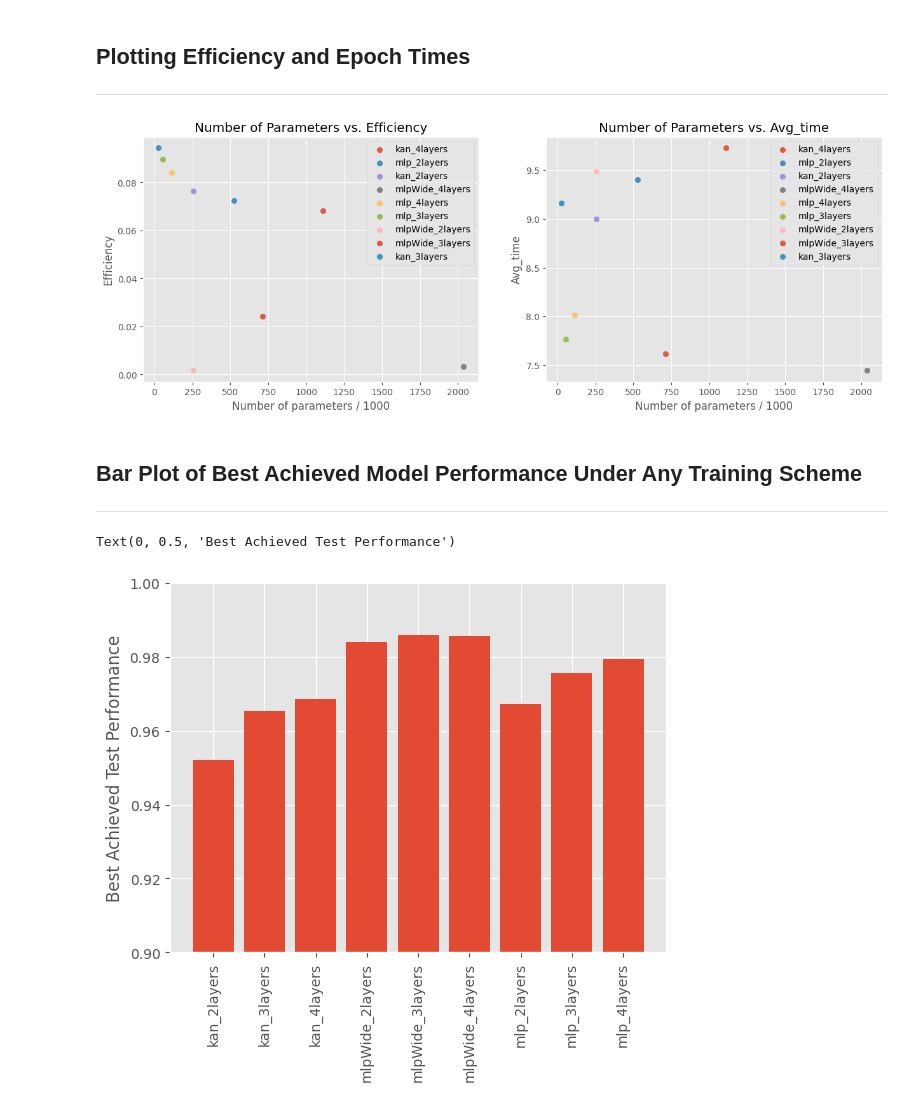
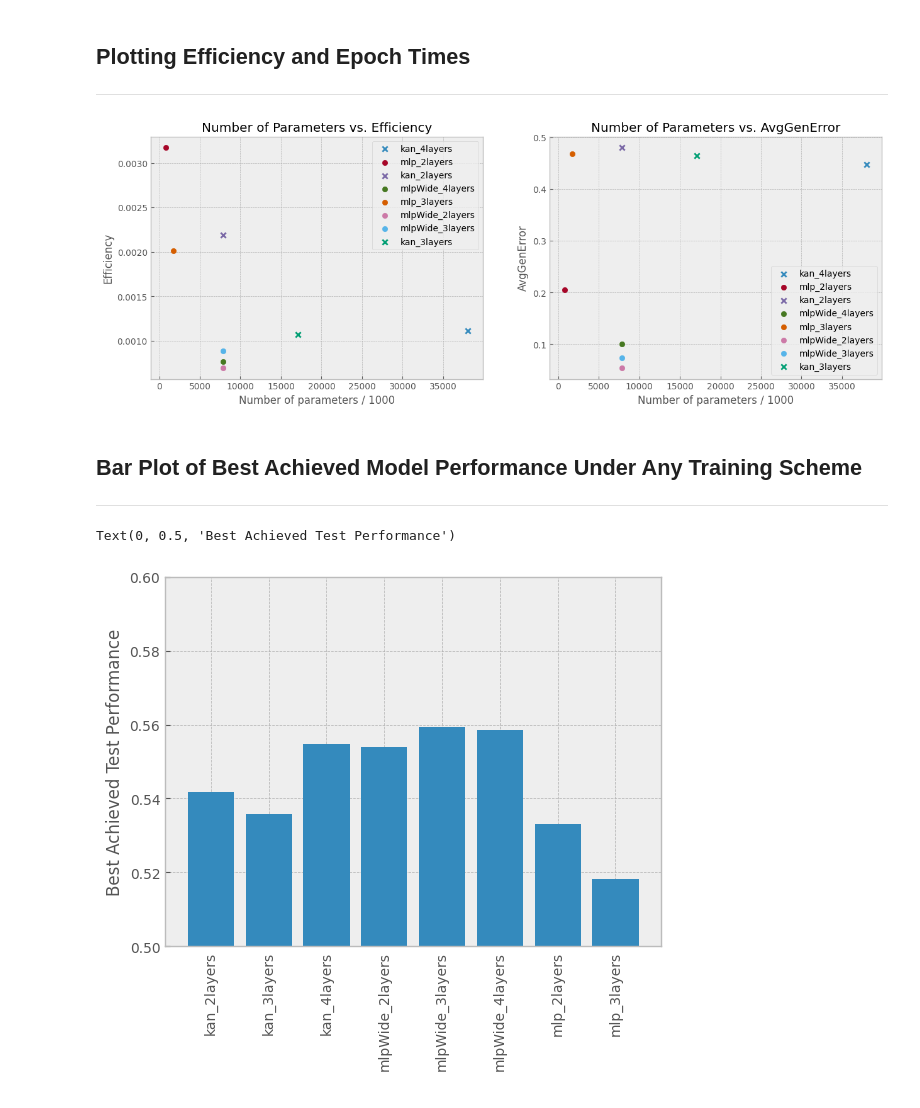
Before and after one commit to ShairozS/HSIC_Bottleneck-Pytorch, a Jupyter notebook: Outputs/results_analysis.ipynb, the cells around one changed output. Saved outputs shown, nothing was run; the diff lists cells and outputs as text; code cells hidden in the pictures.

```diff
--- a/Outputs/results_analysis.ipynb
+++ b/Outputs/results_analysis.ipynb
@@ -7,7 +7,7 @@ import matplotlib.pyplot as plt
 ----------
 # %%
 df = pd.read_csv('../Notebooks/results_compiled.csv', )
-DATASET = 'MNIST'
+DATASET = 'CIFAR'
 df = df[df.Dataset == DATASET]
 df.head()
 print(df.shape)
@@ -43,26 +62,28 @@ df['Best_test'] = df['Best_test'].astype('float32')
 # %%
-plt.style.use('ggplot')
+plt.style.use( 'bmh')
 
 fig, axes = plt.subplots()
 
-
-for ma in ['kan_', 'mlp_', 'mlpW']:
+colors = [[0,0,.1], [0,0,.5], [0,0,1]]
+for ma in ['kan_', 'mlp_']:
+    print(ma)
     sq = df[df.ModelType.apply(lambda x: x[:4]) ==ma]
-    sq = sq[['ModelType', 'Num_parameters', 'Best_test']]
+    sq = sq[['ModelType', 'Num_parameters', 'Best_test']]; label = list(sq.ModelType)[0]
     sq2 = sq.groupby('Num_parameters').max()
     sq2 = sq2[['Best_test']]; print(sq2)
-    axes.plot(sq2.index/1000, sq2.Best_test, alpha = 0.4, linestyle='--', linewidth = 1.5, marker = 'o')
+    axes.scatter(sq2.index/1000, sq2.Best_test)
+    axes.plot(sq2.index/1000, sq2.Best_test, linestyle = '--')
+    #axes.plot(sq2.index/1000, sq2.Best_test, alpha = 1, linestyle='--', linewidth = 1.5, marker = 'o')
     print('---')
 
 
-for model in set(np.unique(df['ModelType'])):
-    sa = df[(df.ModelType ==model)]
-    axes.scatter(np.min(sa.Num_parameters/1000), np.max(sa.Best_test), label = model)
+#for model in set(np.unique(df['ModelType'])):
+#    sa = df[(df.ModelType ==model)]
+#    axes.plot(np.min(sa.Num_parameters/1000), np.max(sa.Best_test), label = model)
 
 #plt.ylim(0.8, 1)
 plt.xlabel("Number of Parameters / 1000")
 plt.ylabel("Best Test Acc in 100 epochs")
 plt.legend(bbox_to_anchor=(1.01, 1.02))
 plt.title("Test Acc under Backprop Training Schemes (" + DATASET + ")")
-axes.grid()
 # %% [output]
@@ -88,7 +104,0 @@ Num_parameters
-# %%
-plt.style.use('ggplot')
-mn = df[df.ModelType.apply(lambda x: x[:4]) == 'kan_']
-mn2 = mn.groupby('Num_parameters').max()
-plt.plot(mn2.index, mn2.Best_test, linestyle = '--', marker = 'o')
-#plt.plot(np.max(mn.Num_parameters), np.max(mn.Best_test), linestyle='--')
-#plt.grid()
@@ -100,24 +107,25 @@ plt.plot(mn2.index, mn2.Best_test, linestyle = '--', marker = 'o')
 -------
 # %%
 fig, axes = plt.subplots(1, 2, figsize = (15, 5)); idx = 0
-for metric in ['Efficiency', 'Avg_time']:
+for metric in ['Efficiency', 'AvgGenError']:
     for model in set(np.unique(df['ModelType'])):
         sa = df[(df.ModelType ==model)]
-        axes[idx].scatter(np.max(sa.Num_parameters/1000), np.max(sa[metric]), marker = 'o', label = model, alpha = 0.9)
+        mark = 'o' if 'mlp' in model else 'x'
+        axes[idx].scatter(np.max(sa.Num_parameters/1000), np.median(sa[metric]), marker = mark, label = model, alpha = 1)
         axes[idx].set_title("Number of Parameters vs. " + metric)
         axes[idx].set_xlabel("Number of parameters / 1000")
         axes[idx].set_ylabel(metric)
         axes[idx].legend()
     idx += 1
 # %% [output]
-[figure, old version]
+[figure, new version]
 # %% [markdown]
 ## Bar Plot of Best Achieved Model Performance Under Any Training Scheme
 ------------
 # %%
 zs = df.groupby("ModelType", group_keys=True)[['Best_test']].max()
-plt.bar(zs.index, zs.Best_test); plt.ylim(0.9,1)
+plt.bar(zs.index, zs.Best_test); plt.ylim(0.5,0.6)
 plt.xticks(rotation = 90); plt.ylabel("Best Achieved Test Performance")
 # %% [output]
 Text(0, 0.5, 'Best Achieved Test Performance')
-[figure, old version]
+[figure, new version]
```
Also changed, not shown: parts of 6 cells of this notebook, 9 other files.
